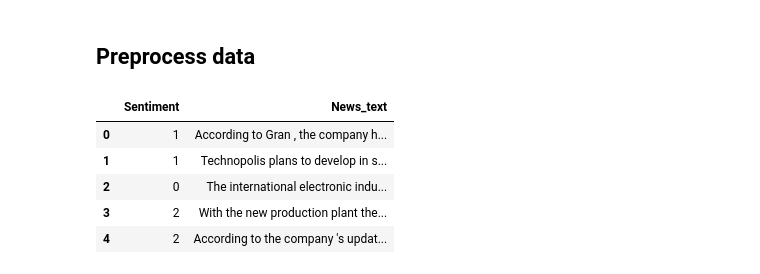
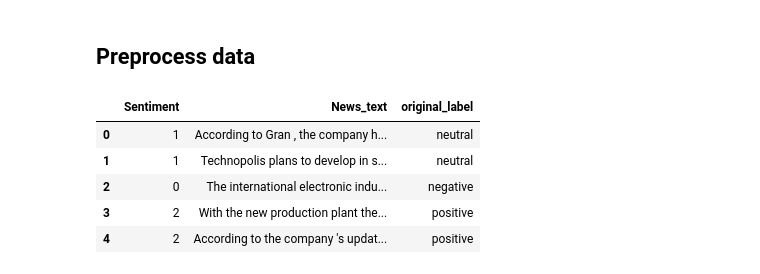
Before and after one commit to Alexa201228/playground, a Jupyter notebook: data_analysis.ipynb, the cells around one changed output. Drawn from its saved outputs; the diff is of its cells as text; code cells hidden in the pictures.

```diff
--- a/data_analysis.ipynb
+++ b/data_analysis.ipynb
@@ -42,14 +75,15 @@ memory usage: 75.8+ KB
 # %%
 from sklearn.preprocessing import LabelEncoder
 
 
 le = LabelEncoder()
+data["original_label"] = data["Sentiment"]
 data["Sentiment"] = le.fit_transform(data["Sentiment"]) # Label encoder transformation => [neutral = 1, negative = 0, positive = 2]
 data.head()
 # %% [output]
-|  | Sentiment | News_text |
-| 0 | 1 | According to Gran , the company h... |
-| 1 | 1 | Technopolis plans to develop in s... |
-| 2 | 0 | The international electronic indu... |
-| 3 | 2 | With the new production plant the... |
-| 4 | 2 | According to the company 's updat... |
+|  | Sentiment | News_text | original_label |
+| 0 | 1 | According to Gran , the company h... | neutral |
+| 1 | 1 | Technopolis plans to develop in s... | neutral |
+| 2 | 0 | The international electronic indu... | negative |
+| 3 | 2 | With the new production plant the... | positive |
+| 4 | 2 | According to the company 's updat... | positive |
```
Also changed, not shown: parts of 20 cells of this notebook.
